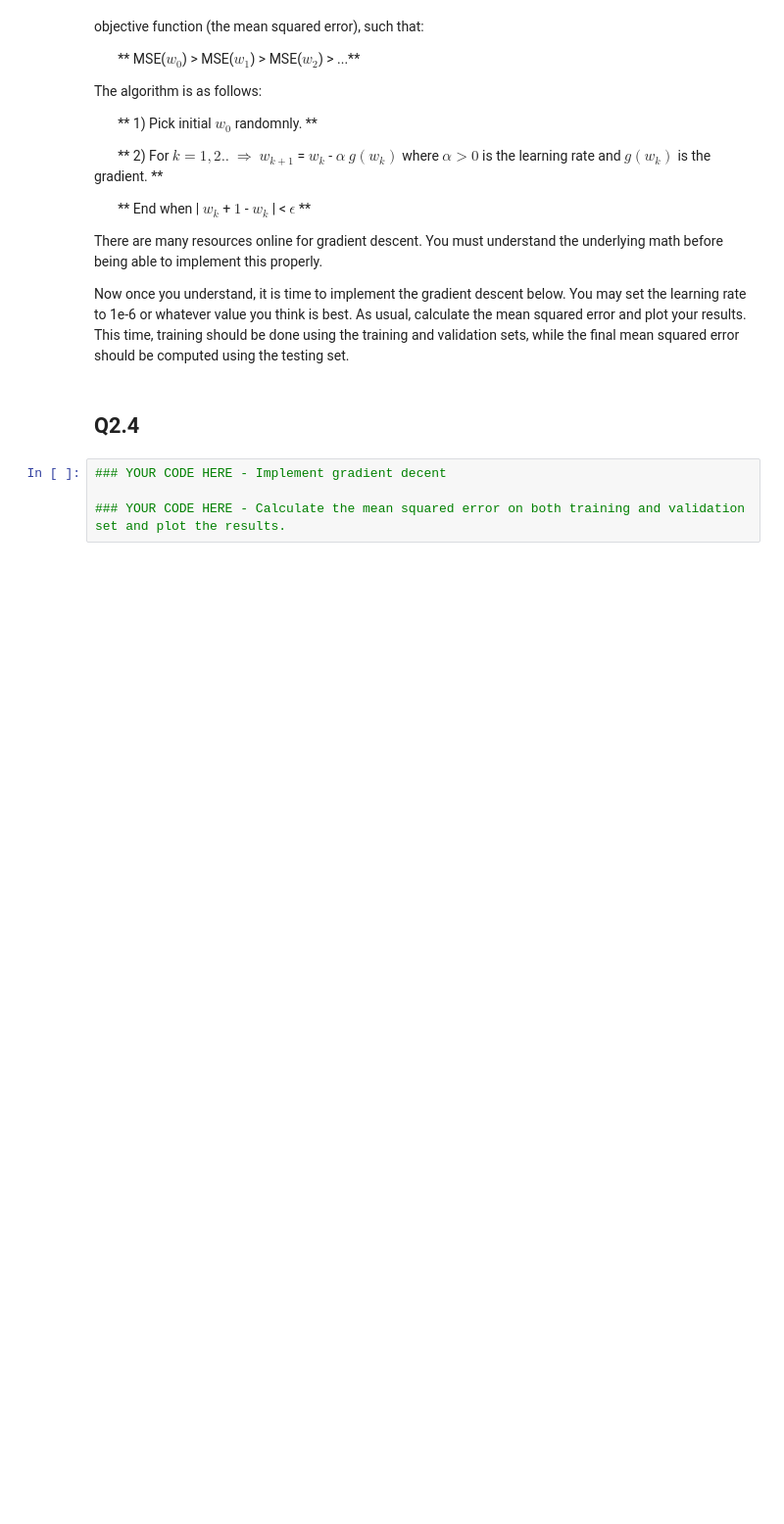
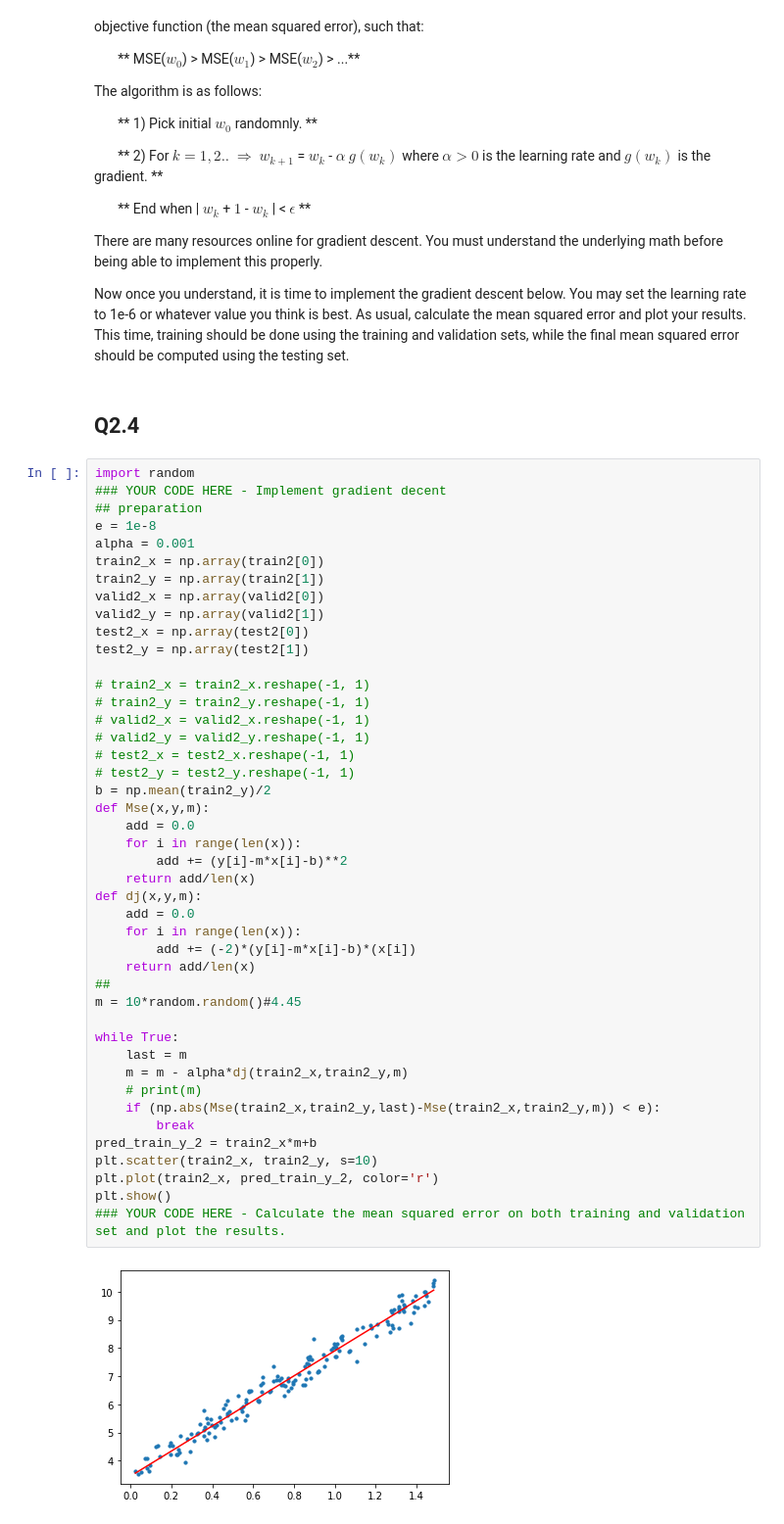
Before and after one commit to yuhehao/CS182_hw, a Jupyter notebook: cs182_hw2/coding/hw2_coding.ipynb, the cells around one changed output. Shown at 98% size. Saved outputs shown, nothing was run; the diff lists cells and outputs as text; blank space fills up the shorter version.

Commit message:
complete gradient descent

```diff
--- a/cs182_hw2/coding/hw2_coding.ipynb
+++ b/cs182_hw2/coding/hw2_coding.ipynb
@@ -356,7 +376,49 @@ There are many resources online for gradient descent. You must understand the un
 Now once you understand, it is time to implement the gradient descent below. You may set the learning rate to 1e-6 or whatever value you think is best. As usual, calculate the mean squared error and plot your results. This time, training should be done using the training and validation sets, while the final mean squared error should be computed using the testing set.
 # %% [markdown]
 ## Q2.4
-# %%
-### YOUR CODE HERE - Implement gradient decent
-
-### YOUR CODE HERE - Calculate the mean squared error on both training and validation set and plot the results.
+# %%
+import random
+### YOUR CODE HERE - Implement gradient decent
+## preparation
+e = 1e-8
+alpha = 0.001
+train2_x = np.array(train2[0])
+train2_y = np.array(train2[1])
+valid2_x = np.array(valid2[0])
+valid2_y = np.array(valid2[1])
+test2_x = np.array(test2[0])
+test2_y = np.array(test2[1])
+
+# train2_x = train2_x.reshape(-1, 1)
+# train2_y = train2_y.reshape(-1, 1)
+# valid2_x = valid2_x.reshape(-1, 1)
+# valid2_y = valid2_y.reshape(-1, 1)
+# test2_x = test2_x.reshape(-1, 1)
+# test2_y = test2_y.reshape(-1, 1)
+b = np.mean(train2_y)/2
+def Mse(x,y,m):
+    add = 0.0
+    for i in range(len(x)):
+        add += (y[i]-m*x[i]-b)**2
+    return add/len(x)
+def dj(x,y,m):
+    add = 0.0
+    for i in range(len(x)):
+        add += (-2)*(y[i]-m*x[i]-b)*(x[i])
+    return add/len(x)
+##
+m = 10*random.random()#4.45
+
+while True:
+    last = m
+    m = m - alpha*dj(train2_x,train2_y,m)
+    # print(m)
+    if (np.abs(Mse(train2_x,train2_y,last)-Mse(train2_x,train2_y,m)) < e):
+        break
+pred_train_y_2 = train2_x*m+b
+plt.scatter(train2_x, train2_y, s=10)
+plt.plot(train2_x, pred_train_y_2, color='r')
+plt.show()
+### YOUR CODE HERE - Calculate the mean squared error on both training and validation set and plot the results.
+# %% [output]
+[figure, added]
```
Also changed, not shown: parts of 3 cells of this notebook, 1 other file.
